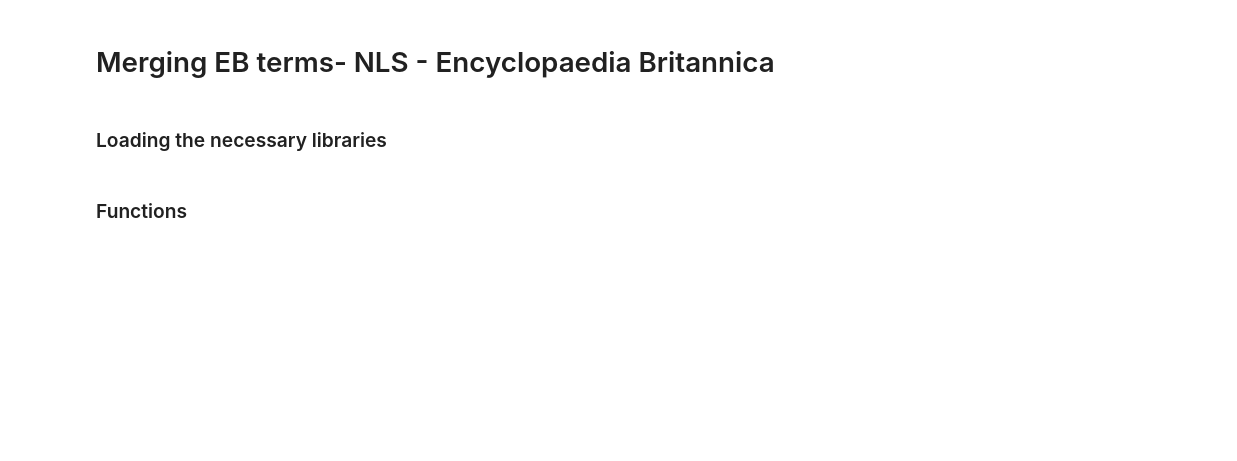
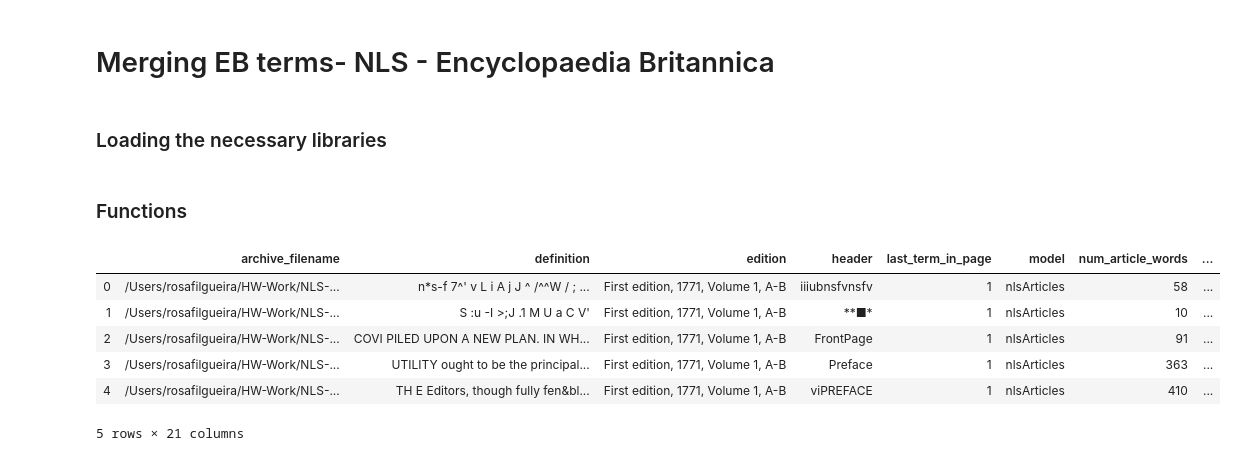
Before and after one commit to francesNLP/defoe_visualization, a Jupyter notebook: NLS/Merging_EB_Terms.ipynb, the cells around one changed output. Saved outputs shown, nothing was run; the diff lists cells and outputs as text; code cells hidden in the pictures; blank space fills up the shorter version.

```diff
--- a/NLS/Merging_EB_Terms.ipynb
+++ b/NLS/Merging_EB_Terms.ipynb
@@ -104,3 +132,13 @@ write_query_results("results_eb_first_updated", prune_results)
 # %%
 df=create_dataframe(query_results_updated)
+# %%
+df.head()
+# %% [output]
+|  | archive_filename | definition | edition | header | last_term_in_page | model | num_article_words | ... |
+| 0 | /Users/rosafilgueira/HW-Work/NLS-... | n*s-f 7^' v L i A j J ^ /^^W / ; ... | First edition, 1771, Volume 1, A-B | iiiubnsfvnsfv | 1 | nlsArticles | 58 | ... |
+| 1 | /Users/rosafilgueira/HW-Work/NLS-... | S :u -I >;J .1 M U a C V' | First edition, 1771, Volume 1, A-B | **■* | 1 | nlsArticles | 10 | ... |
+| 2 | /Users/rosafilgueira/HW-Work/NLS-... | COVI PILED UPON A NEW PLAN. IN WH... | First edition, 1771, Volume 1, A-B | FrontPage | 1 | nlsArticles | 91 | ... |
+| 3 | /Users/rosafilgueira/HW-Work/NLS-... | UTILITY ought to be the principal... | First edition, 1771, Volume 1, A-B | Preface | 1 | nlsArticles | 363 | ... |
+| 4 | /Users/rosafilgueira/HW-Work/NLS-... | TH E Editors, though fully fen&bl... | First edition, 1771, Volume 1, A-B | viPREFACE | 1 | nlsArticles | 410 | ... |
+5 rows × 21 columns
 # %%
```
Also changed, not shown: parts of 16 cells of this notebook, 2 other files.
